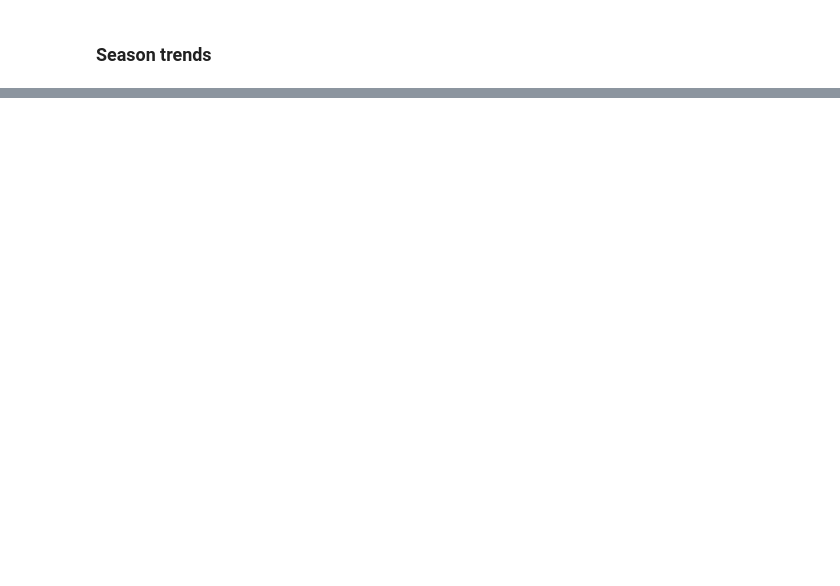
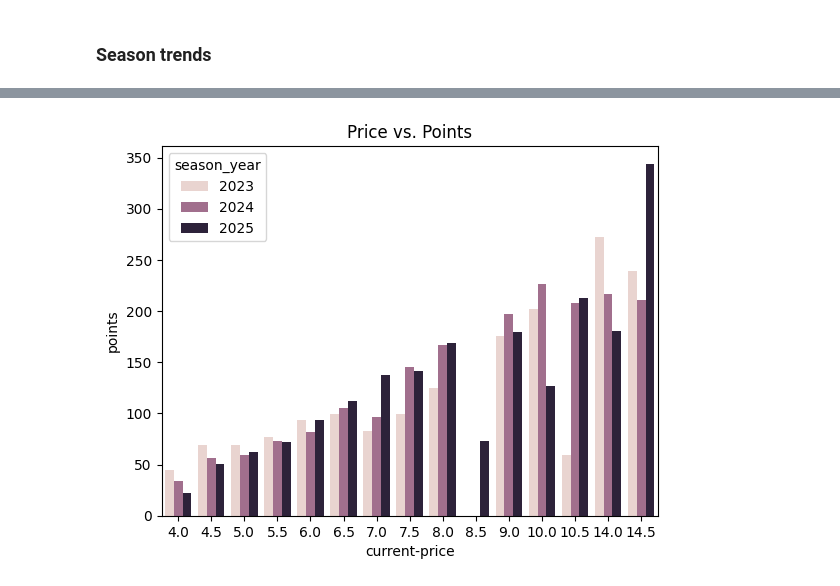
Before and after one commit to AliNowia/Fpl-performance-predictor, a Jupyter notebook: preprocessing.ipynb, the cells around one changed output, grey strips where cells are left out. Saved outputs shown, nothing was run; the diff lists cells and outputs as text; code cells hidden in the pictures; blank space fills up the shorter version.

```diff
--- a/preprocessing.ipynb
+++ b/preprocessing.ipynb
@@ -166,0 +165,6 @@ px.pie(top_clubs_per_season, top_clubs_per_season.club, top_clubs_per_season.Per
+# %%
+sns.barplot(df, x='current-price', y='points', hue='season_year', errorbar=None)
+plt.title('Price vs. Points')
+plt.show()
+# %% [output]
+[figure, added]
```
Also changed, not shown: parts of 24 cells of this notebook, 4 other files.
